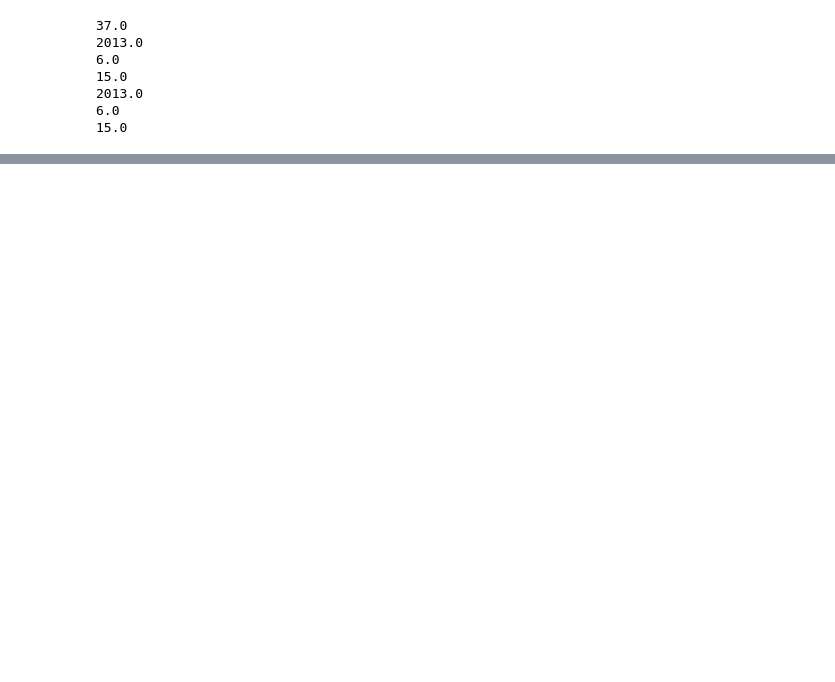
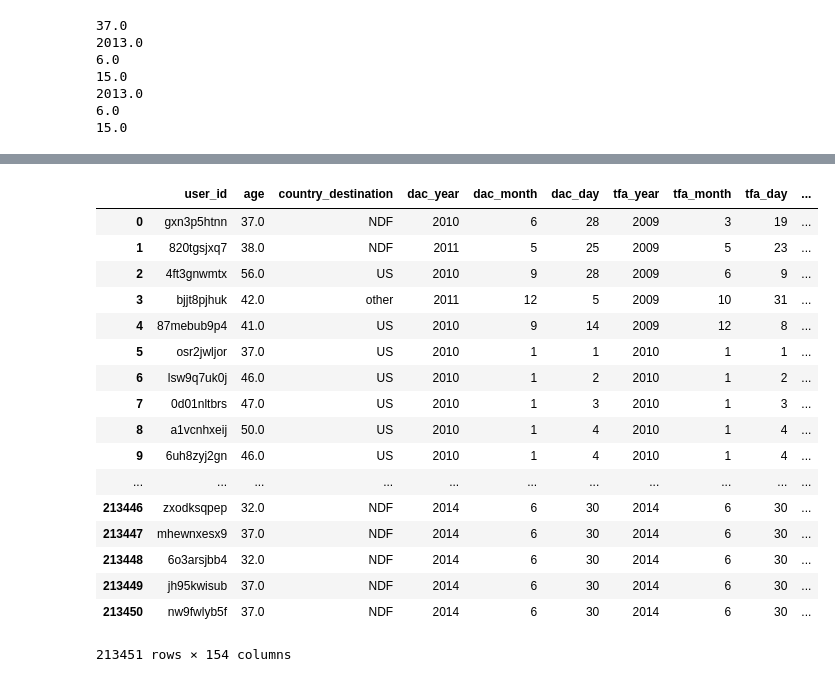
Before and after one commit to shinz4u/Machine_Learning_Projects, a Jupyter notebook: airbnb/airbnb.ipynb, the cells around one changed output, grey strips where cells are left out. Cells and saved outputs as stored; diff of their text form; code cells hidden in the pictures; blank space fills up the shorter version.

```diff
--- a/airbnb/airbnb.ipynb
+++ b/airbnb/airbnb.ipynb
@@ -459,14 +525,14 @@ first_browser_wOSBrowser
 mean_age = features.age.mean()
 mean_age = math.floor(mean_age)
 print mean_age
-features.age.replace("NaN", mean_age , inplace=True)
+features.age.replace(np.nan, mean_age , inplace=True)
 
 date_cols = ["dac_year","dac_month","dac_day","tfa_year", "tfa_month", "tfa_day"]
 for col in date_cols:
     mean_val = features[col].mean()
     mean_val = math.floor(mean_val)
     print mean_val
-    features[col].replace("NaN", mean_val , inplace=True)
+    features[col].replace(np.nan, mean_val , inplace=True)
 # %% [output]
 37.0
 2013.0
@@ -698,0 +901,22 @@ print features
+# %%
+features1.rename(columns = {'id':'user_id'}, inplace=True)
+features1
+# %% [output]
+|  | user_id | age | country_destination | dac_year | dac_month | dac_day | tfa_year | tfa_month | tfa_day | ... |
+| 0 | gxn3p5htnn | 37.0 | NDF | 2010 | 6 | 28 | 2009 | 3 | 19 | ... |
+| 1 | 820tgsjxq7 | 38.0 | NDF | 2011 | 5 | 25 | 2009 | 5 | 23 | ... |
+| 2 | 4ft3gnwmtx | 56.0 | US | 2010 | 9 | 28 | 2009 | 6 | 9 | ... |
+| 3 | bjjt8pjhuk | 42.0 | other | 2011 | 12 | 5 | 2009 | 10 | 31 | ... |
+| 4 | 87mebub9p4 | 41.0 | US | 2010 | 9 | 14 | 2009 | 12 | 8 | ... |
+| 5 | osr2jwljor | 37.0 | US | 2010 | 1 | 1 | 2010 | 1 | 1 | ... |
+| 6 | lsw9q7uk0j | 46.0 | US | 2010 | 1 | 2 | 2010 | 1 | 2 | ... |
+| 7 | 0d01nltbrs | 47.0 | US | 2010 | 1 | 3 | 2010 | 1 | 3 | ... |
+| 8 | a1vcnhxeij | 50.0 | US | 2010 | 1 | 4 | 2010 | 1 | 4 | ... |
+| 9 | 6uh8zyj2gn | 46.0 | US | 2010 | 1 | 4 | 2010 | 1 | 4 | ... |
+| ... | ... | ... | ... | ... | ... | ... | ... | ... | ... | ... |
+| 213446 | zxodksqpep | 32.0 | NDF | 2014 | 6 | 30 | 2014 | 6 | 30 | ... |
+| 213447 | mhewnxesx9 | 37.0 | NDF | 2014 | 6 | 30 | 2014 | 6 | 30 | ... |
+| 213448 | 6o3arsjbb4 | 32.0 | NDF | 2014 | 6 | 30 | 2014 | 6 | 30 | ... |
+| 213449 | jh95kwisub | 37.0 | NDF | 2014 | 6 | 30 | 2014 | 6 | 30 | ... |
+| 213450 | nw9fwlyb5f | 37.0 | NDF | 2014 | 6 | 30 | 2014 | 6 | 30 | ... |
+213451 rows × 154 columns
```
Also changed, not shown: parts of 84 cells of this notebook, 1 other file.
